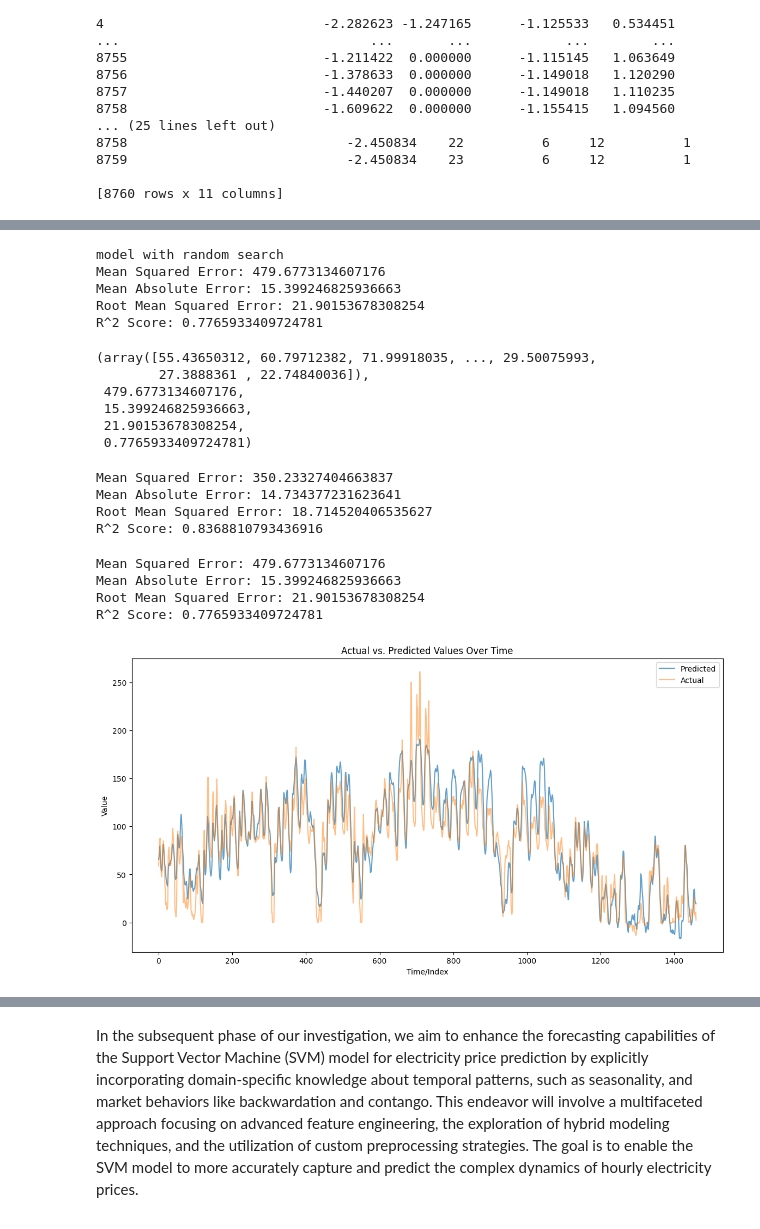
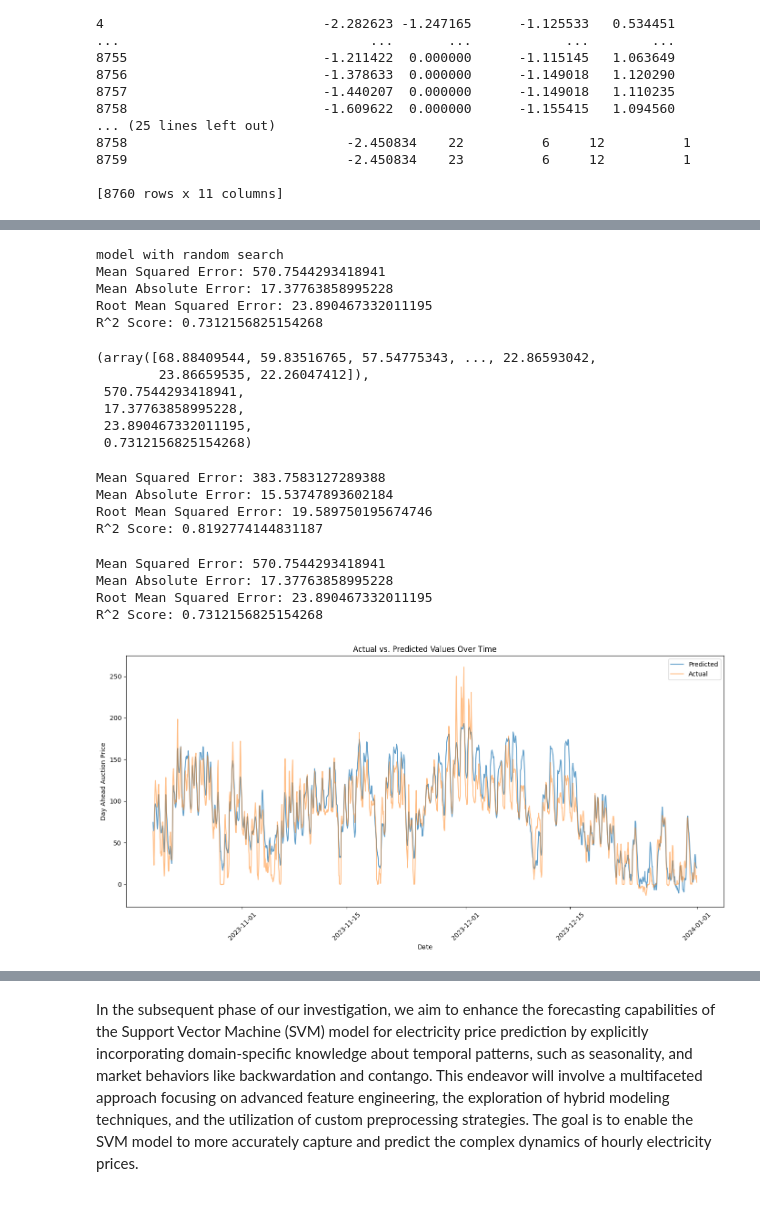
Before and after one commit to Mohamed-Abdellahi/ML-electricity, a Jupyter notebook: code1.ipynb, the cells around one changed output, grey strips where cells are left out. Saved outputs shown, nothing was run; the diff lists cells and outputs as text; code cells hidden in the pictures.

```diff
--- a/code1.ipynb
+++ b/code1.ipynb
@@ -72,8 +72,8 @@ def transform_data(df, target_column_name, exclude_from_scaling=None):
     print(X_final)
     return X_final, y
 # %%
-# Function to split the data
-def split_data(X, y, test_size=0.2, random_state=203):
+# Function to split the data, but this shouldn't be applied for time series as it supposes the variables as random
+def split_data1(X, y, test_size=0.2, random_state=203):
     X_train, X_test, y_train, y_test = train_test_split(X, y, test_size=test_size, random_state=random_state)
     return X_train, X_test, y_train, y_test
 
@@ -83,3 +83,10 @@ def time_series_split(X, y, n_splits=5):
         X_train, X_test = X.iloc[train_index], X.iloc[test_index]
         y_train, y_test = y.iloc[train_index], y.iloc[test_index]
     return X_train, X_test, y_train, y_test
+
+def split_data(X, y, dates, test_size=0.2):
+    split_point = int(len(X) * (1 - test_size))
+    X_train, X_test = X[:split_point], X[split_point:]
+    y_train, y_test = y[:split_point], y[split_point:]
+    dates_train, dates_test = dates[:split_point], dates[split_point:]
+    return X_train, X_test, y_train, y_test, dates_train, dates_test
@@ -147,7 +171,7 @@ def tune_hyperparameters(X_train, y_train, model, param_grid):
     grid_search.fit(X_train, y_train)
     return grid_search.best_params_, grid_search.best_score_
 # %%
-def plotting(predictions, y_test):
+def plotting1(predictions, y_test):
     plt.figure(figsize=(14, 7))
     plt.plot(predictions, label='Predicted', alpha=0.7)
     plt.plot(y_test.values, label='Actual', alpha=0.5)  # Ensure y_test is a series, so we access .values
@@ -156,3 +180,15 @@ def plotting(predictions, y_test):
     plt.ylabel('Value')
     plt.legend()
     plt.show()
+
+def plotting(predictions, y_test, dates):
+    plt.figure(figsize=(14, 7))
+    plt.plot(dates, predictions, label='Predicted', alpha=0.7)  # Use dates on the x-axis
+    plt.plot(dates, y_test, label='Actual', alpha=0.5)  # Ensure y_test is plotted with dates
+    plt.title('Actual vs. Predicted Values Over Time')
+    plt.xlabel('Date')
+    plt.ylabel('Day Ahead Auction Price')
+    plt.legend()
+    plt.xticks(rotation=45)  # Rotate date labels for better visibility
+    plt.tight_layout()  # Adjust layout to make room for label rotation
+    plt.show()
@@ -209,7 +258,8 @@ df = clean_data(df)
             #centrer et reduire
 X_scaled, y = transform_data(df, target_column_name, ['Hour', 'DayOfWeek', 'Month', 'IsWeekend'])
             #splitting the data
-X_train, X_test, y_train, y_test = time_series_split(X_scaled, y)
+#X_train, X_test, y_train, y_test = time_series_split(X_scaled, y)
+X_train, X_test, y_train, y_test, dates_train, dates_test = split_data(X_scaled, y, df['Date'])
 # %% [output]
 Make sure transformation is well done:
       Cross border electricity trading   Nuclear  Non-Renewable  Renewable  \
@@ -288,35 +338,35 @@ print(f"model with random search")
 evaluate_model(model2, X_test, y_test)
 # %% [output]
 model with random search
-Mean Squared Error: 479.6773134607176
-Mean Absolute Error: 15.399246825936663
-Root Mean Squared Error: 21.90153678308254
-R^2 Score: 0.7765933409724781
+Mean Squared Error: 570.7544293418941
+Mean Absolute Error: 17.37763858995228
+Root Mean Squared Error: 23.890467332011195
+R^2 Score: 0.7312156825154268
-(array([55.43650312, 60.79712382, 71.99918035, ..., 29.50075993,
-        27.3888361 , 22.74840036]),
- 479.6773134607176,
- 15.399246825936663,
- 21.90153678308254,
- 0.7765933409724781)
+(array([68.88409544, 59.83516765, 57.54775343, ..., 22.86593042,
+        23.86659535, 22.26047412]),
+ 570.7544293418941,
+ 17.37763858995228,
+ 23.890467332011195,
+ 0.7312156825154268)
 # %%
 predictions, mse, mae, rmse, r2= evaluate_model(model, X_test, y_test)
 # %% [output]
-Mean Squared Error: 350.23327404663837
-Mean Absolute Error: 14.734377231623641
-Root Mean Squared Error: 18.714520406535627
-R^2 Score: 0.8368810793436916
+Mean Squared Error: 383.7583127289388
+Mean Absolute Error: 15.53747893602184
+Root Mean Squared Error: 19.589750195674746
+R^2 Score: 0.8192774144831187
 # %%
 predictions1, mse1, mae1, rmse1, r2= evaluate_model(model2, X_test, y_test)
 # %% [output]
-Mean Squared Error: 479.6773134607176
-Mean Absolute Error: 15.399246825936663
-Root Mean Squared Error: 21.90153678308254
-R^2 Score: 0.7765933409724781
+Mean Squared Error: 570.7544293418941
+Mean Absolute Error: 17.37763858995228
+Root Mean Squared Error: 23.890467332011195
+R^2 Score: 0.7312156825154268
 # %%
 # Graphical presenetation
-plotting(predictions, y_test)
+plotting(predictions, y_test.values, dates_test)
 # %% [output]
-[figure, old version]
+[figure, new version]
 # %%
 plotting(predictions1, y_test)
 # %% [output]
```
Also changed, not shown: parts of 18 cells of this notebook.
